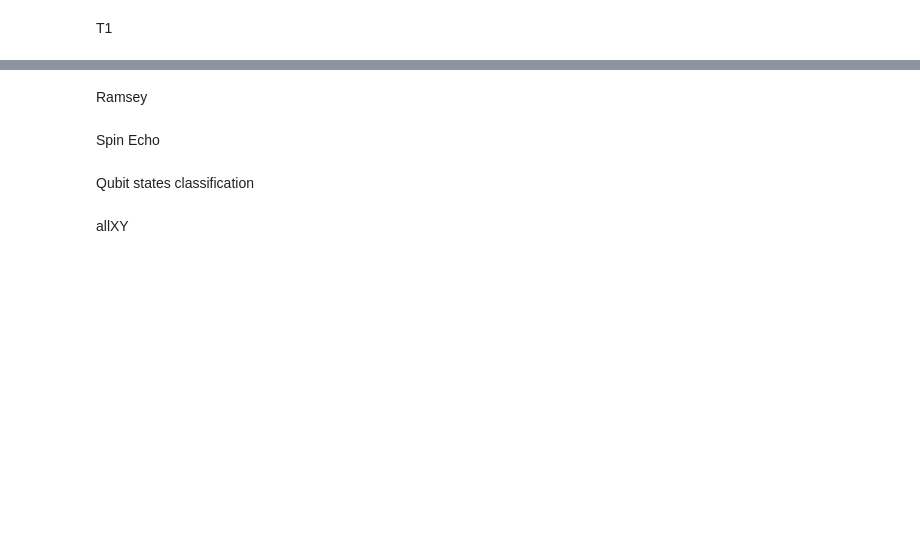
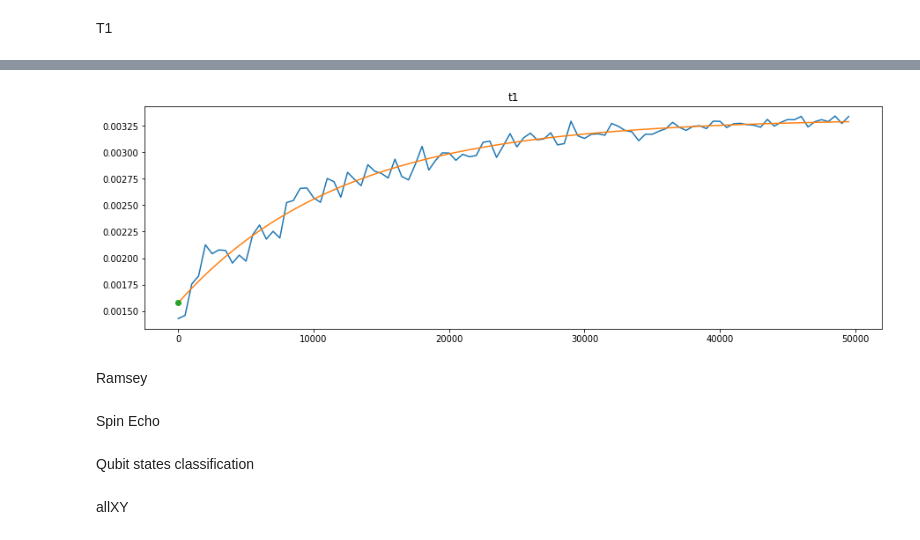
Before and after one commit to qiboteam/qibolab, a Jupyter notebook: examples/tii/diagnostics.ipynb, the cells around one changed output, grey strips where cells are left out. Saved outputs shown, nothing was run; the diff lists cells and outputs as text; code cells hidden in the pictures; blank space fills up the shorter version.

```diff
--- a/examples/tii/diagnostics.ipynb
+++ b/examples/tii/diagnostics.ipynb
@@ -87,4 +101,5 @@ ds.save_config_parameter("rabi_oscillations_pi_pulse_min_voltage", float(rabi_os
 # %% [markdown]
 T1
 # %%
-t1, smooth_dataset, dataset = ds.run_t1(qubit)
+t1, dataset = ds.run_t1(qubit)
+# %% [output]
@@ -91,3 +110,4 @@ t1, smooth_dataset, dataset = ds.run_t1(qubit)
+[figure, added]
 # %%
 ds.save_config_parameter("T1", float(t1), 'characterization', 'single_qubit', qubit)
 # %% [markdown]
```
Also changed, not shown: parts of 9 cells of this notebook, 4 other files.
